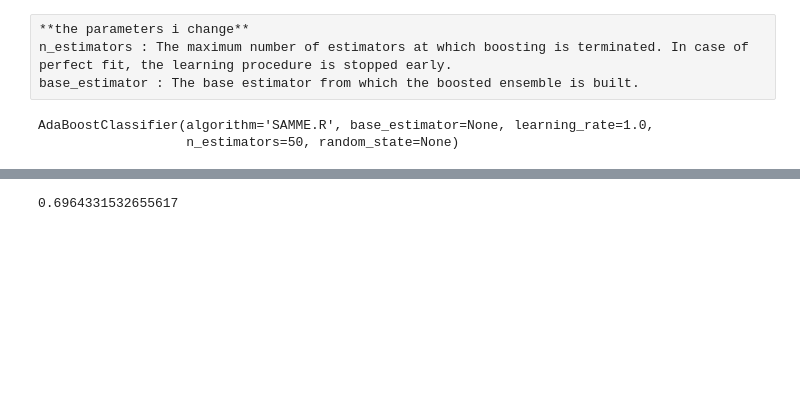
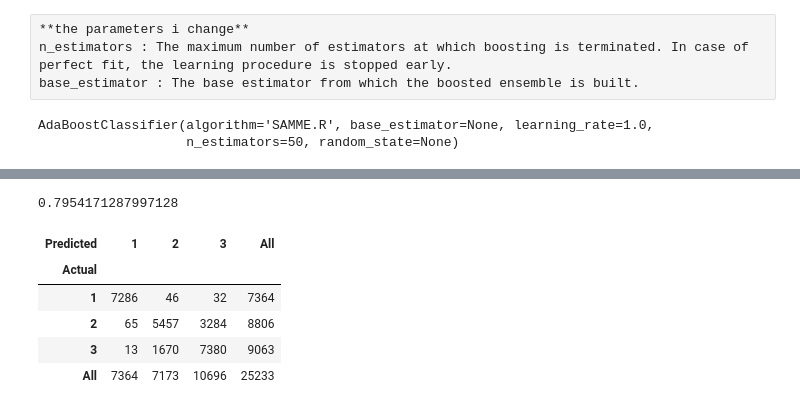
Before and after one commit to lilach199612/HMLFIPA, a Jupyter notebook: HMLFIPA.ipynb, the cells around one changed output, grey strips where cells are left out. Saved outputs shown, nothing was run; the diff lists cells and outputs as text; code cells hidden in the pictures; blank space fills up the shorter version.

```diff
--- a/HMLFIPA.ipynb
+++ b/HMLFIPA.ipynb
@@ -410,8 +458,15 @@ weighted avg       0.72      0.70      0.70      1264
 # %% [markdown]
 ## ADABOOST
+# %%
+X_train=train[[ ' Pitch_x', ' Wrist Pos X_x',' Wrist Pos Y_x',  ' Position X_y',  ' Position Z_y', ' Velocity X_y',
+                ' Pitch_y', ' Roll_y', ' Wrist Pos X_y', ' Wrist Pos Y_y',' Wrist Pos Z_y',' Elbow Pos Y_y',
+                ' Grab Angle_y']]
+X_test=test[[ ' Pitch_x', ' Wrist Pos X_x',' Wrist Pos Y_x', ' Position X_y', ' Position Z_y',
+              ' Velocity X_y',  ' Pitch_y',' Roll_y', ' Wrist Pos X_y', ' Wrist Pos Y_y',
+              ' Wrist Pos Z_y',  ' Elbow Pos Y_y', ' Grab Angle_y']]
 # %%
 from sklearn.ensemble import AdaBoostClassifier
-clf = AdaBoostClassifier(n_estimators=3,base_estimator=GaussianNB())
+clf = AdaBoostClassifier(n_estimators=59)
 clf=clf.fit(X_train,y_train)
 print("test score:",clf.score(X_test,y_test))
 print("train score:",clf.score(X_train,y_train))
@@ -455,8 +510,19 @@ train score: 0.30454545454545456
 # %%
-y_press_class=clf.predict(X_test)
-f1_score(y_test, y_pred_class,average='weighted')
+y_pred=clf.predict(X_test)
+f1_score(y_test, y_pred ,average='weighted')
 # %% [output]
-0.6964331532655617
+0.7954171287997128
+# %%
+metrics.confusion_matrix(y_test, y_pred)
+df_confusion = ps.crosstab(y_test, y_pred, rownames=['Actual'], colnames=['Predicted'], margins=True)
+df_confusion
+# %% [output]
+| Predicted | 1 | 2 | 3 | All |
+| Actual |  |  |  |  |
+| 1 | 7286 | 46 | 32 | 7364 |
+| 2 | 65 | 5457 | 3284 | 8806 |
+| 3 | 13 | 1670 | 7380 | 9063 |
+| All | 7364 | 7173 | 10696 | 25233 |
 # %%
 print(classification_report(y_test, y_pred_class))
 # %% [output]
```
Also changed, not shown: parts of 20 cells of this notebook.
